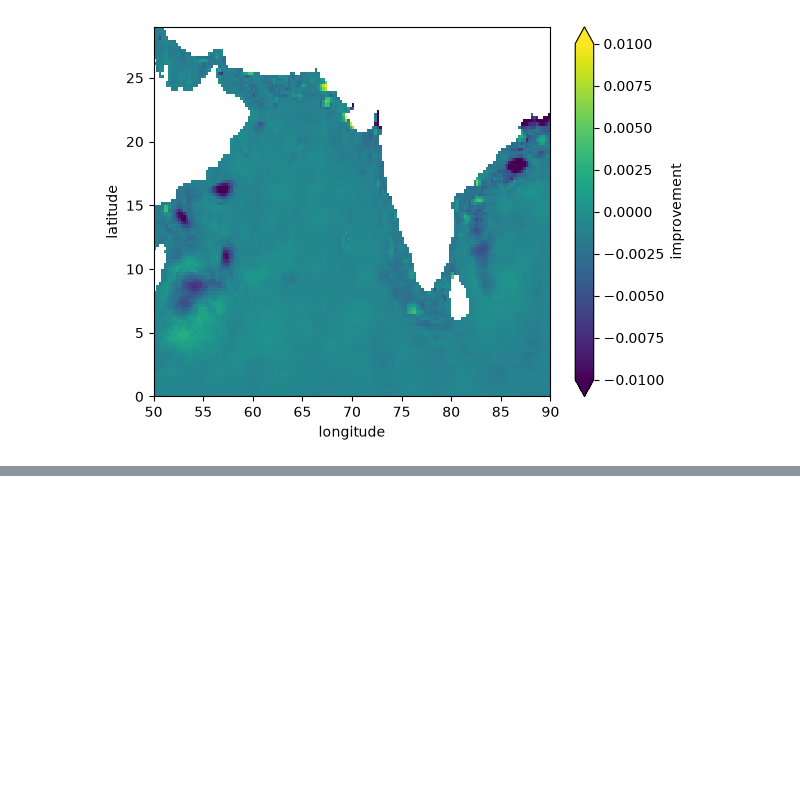
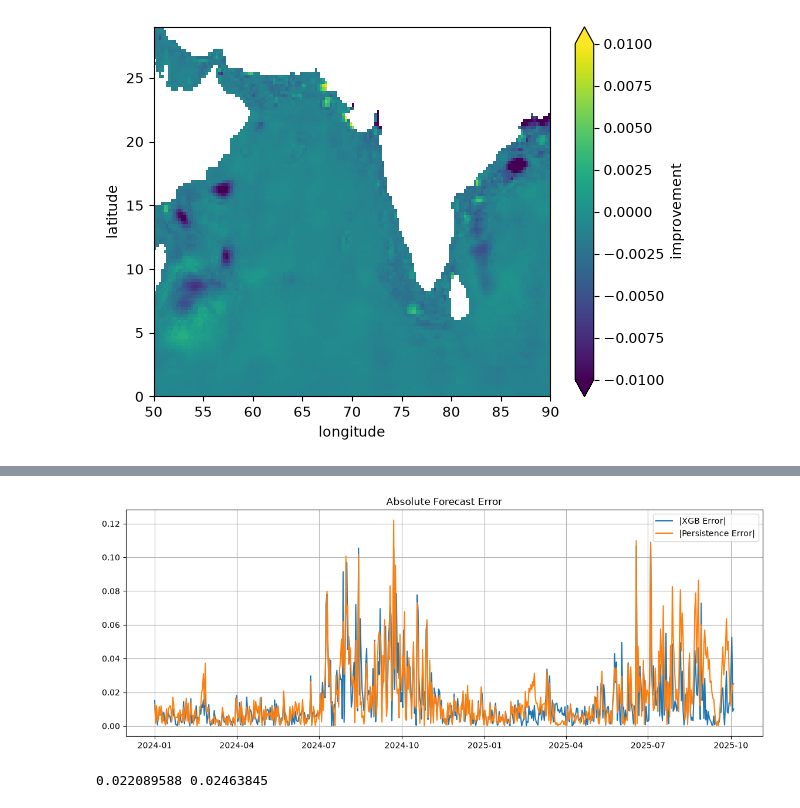
Before and after one commit to chxran25/SLA_Forecast_XGB, a Jupyter notebook: observations.ipynb, the cells around one changed output, grey strips where cells are left out. Drawn from its saved outputs; the diff is of its cells as text; code cells hidden in the pictures; blank space fills up the shorter version.

Commit message:
rmse xgb vs rmse per at 4.6,82.5 (eddy)

```diff
--- a/observations.ipynb
+++ b/observations.ipynb
@@ -132,0 +186,7 @@ l1.improvement.plot(vmin=-0.01,vmax=0.01)
+# %%
+df = pred_dfs[1]
+# %%
+point = df[
+    (df["latitude"] == 4.625) &
+    (df["longitude"] == 52.875)
+    ].sort_values("time")
@@ -132,0 +209,28 @@ l1.improvement.plot(vmin=-0.01,vmax=0.01)
+# %%
+plt.figure(figsize=(14,5))
+
+plt.plot(
+    point["time"],
+    np.abs(point["err_xgb"]),
+    label="|XGB Error|"
+)
+
+plt.plot(
+    point["time"],
+    np.abs(point["err_pers"]),
+    label="|Persistence Error|"
+)
+
+plt.legend()
+plt.grid(True)
+plt.title("Absolute Forecast Error")
+plt.show()
+# %% [output]
+[figure, added]
+# %%
+rmse_xgb = np.sqrt((point["err_xgb"]**2).mean())
+rmse_pers = np.sqrt((point["err_pers"]**2).mean())
+
+print(rmse_xgb, rmse_pers)
+# %% [output]
+0.022089588 0.02463845
```
Also changed, not shown: parts of 14 cells of this notebook, 1 other file.
